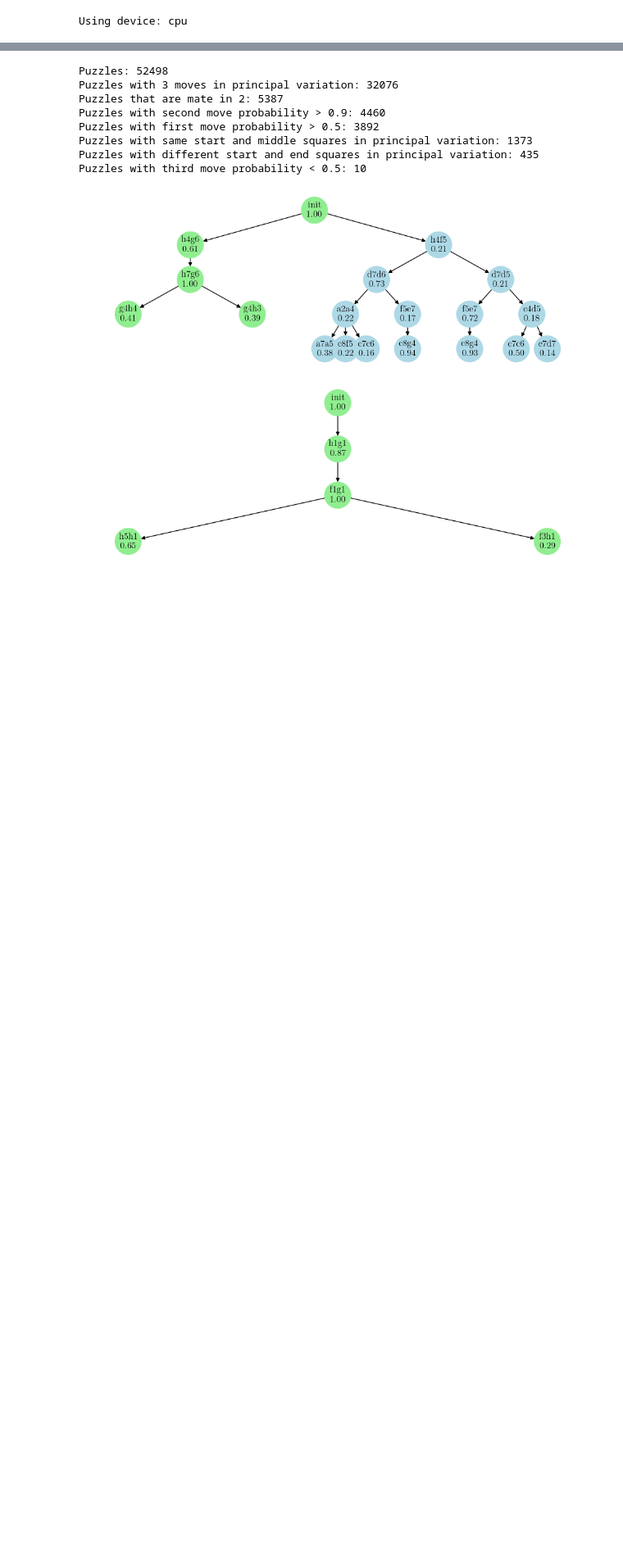
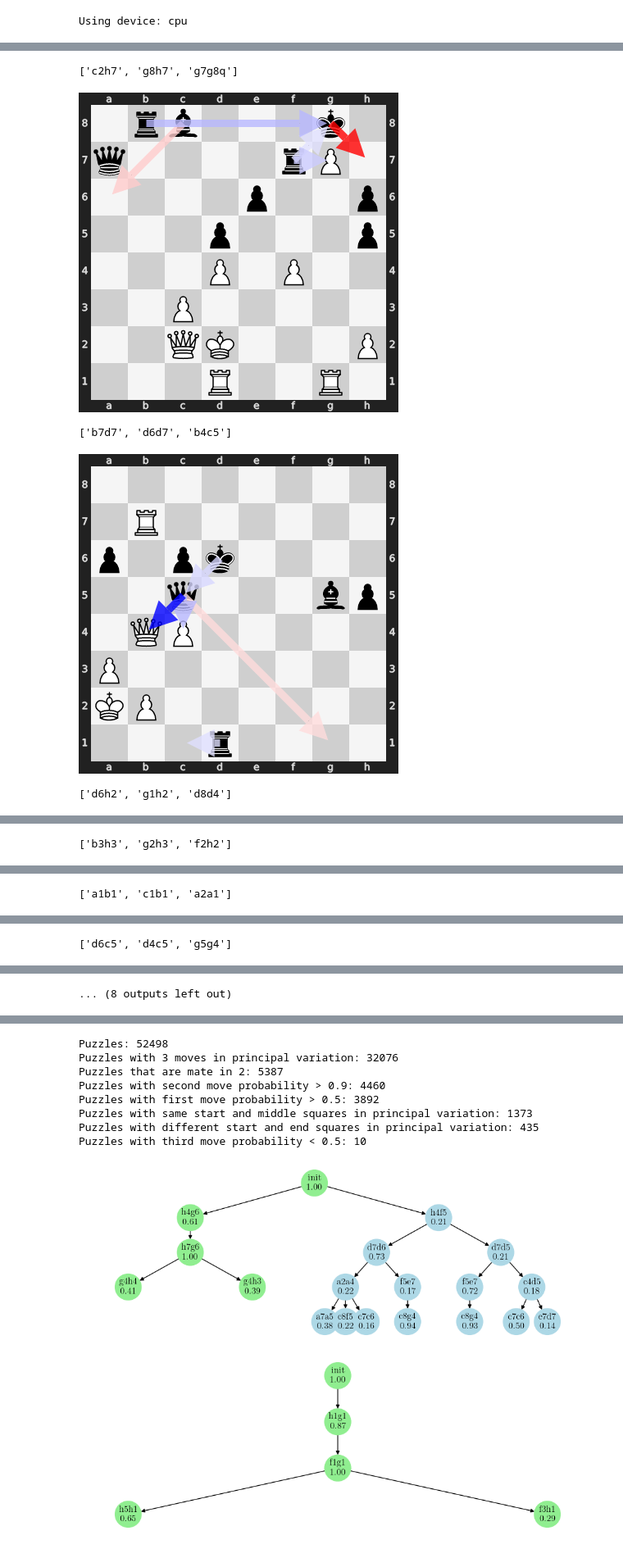
Before and after one commit to diogo-cruz/leela-interp, a Jupyter notebook: alternative_moves_L12H12_mate.ipynb, the cells around one changed output, grey strips where cells are left out. Shown at 82% size. Saved outputs shown, nothing was run; the diff lists cells and outputs as text; code cells hidden in the pictures; blank space fills up the shorter version.

```diff
--- a/alternative_moves_L12H12_mate.ipynb
+++ b/alternative_moves_L12H12_mate.ipynb
@@ -46,0 +64,10 @@ study.attribution_boards[0]
+# %%
+for i in range(10):
+    print(fifth_study.puzzle_sets['n']['112'].iloc[i].principal_variation)
+    display(study.attribution_boards[i])
+# %% [output]
+['c2h7', 'g8h7', 'g7g8q']
+[figure, added]
+['b7d7', 'd6d7', 'b4c5']
+[figure, added]
+['d6h2', 'g1h2', 'd8d4']
@@ -46,0 +75 @@ study.attribution_boards[0]
+['b3h3', 'g2h3', 'f2h2']
@@ -46,0 +77 @@ study.attribution_boards[0]
+['a1b1', 'c1b1', 'a2a1']
@@ -46,0 +79 @@ study.attribution_boards[0]
+['d6c5', 'd4c5', 'g5g4']
@@ -46,0 +81 @@ study.attribution_boards[0]
+... (8 outputs left out)
```
Also changed, not shown: parts of 24 cells of this notebook, 4 other files.
